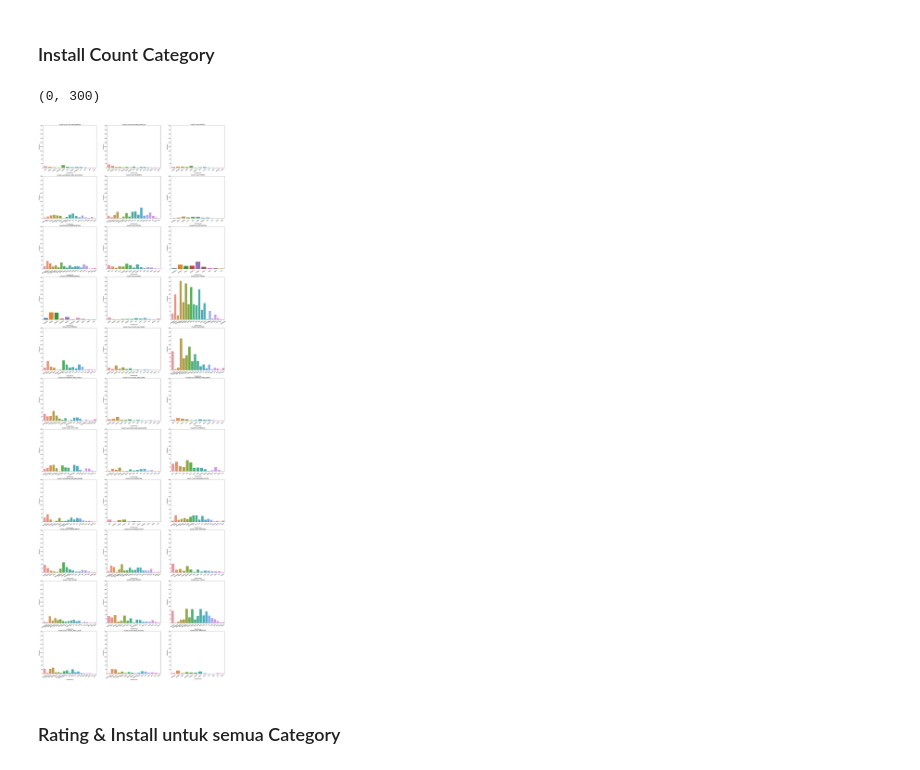
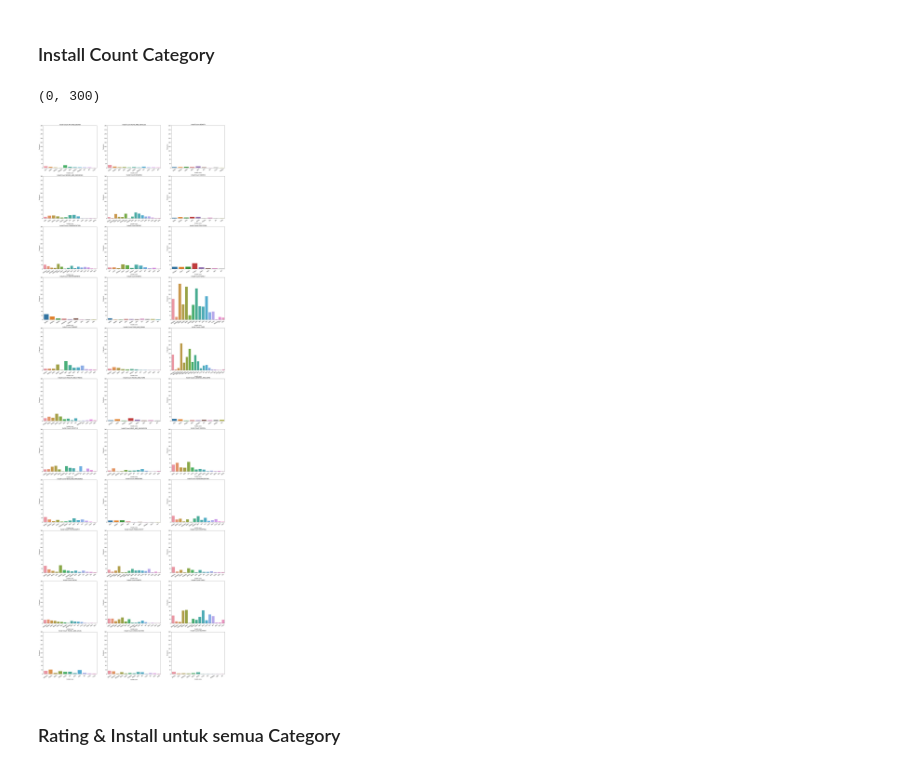
Before and after one commit to rafaelstevi/GooglePlaystore, a Jupyter notebook: Files/eda-googleplaystore.ipynb, the cells around one changed output. Drawn from its saved outputs; the diff is of its cells as text; code cells hidden in the pictures.

Commit message:
fixing missing value

```diff
--- a/Files/eda-googleplaystore.ipynb
+++ b/Files/eda-googleplaystore.ipynb
@@ -367,7 +351,7 @@ def convert_currency(val):
     new_val = val.replace(',','').replace('$', '')
     return float(new_val)
 # %%
-# Membuat dataframe baru yang berisikan nilai dari dataframe dfGapps
-dfPrice = dfGapps
+# Mengkonversi Kolom Price ke Price conv
+dfGapps.insert(9, "Price conv", dfGapps['Price'])
 # mengaplikasikan method convert_currency kedalam dfPrice
-dfPrice['Price'] = dfGapps['Price'].apply(convert_currency)
+dfGapps['Price conv'] = dfGapps['Price conv'].apply(convert_currency)
@@ -373,0 +383,10 @@ dfPrice['Price'] = dfGapps['Price'].apply(convert_currency)
+# %%
+dfGapps = dfGapps.drop(dfGapps.loc[dfGapps['Size conv'].isnull()].index)
+dfGapps = dfGapps.drop(dfGapps.loc[dfGapps['Rating'].isnull()].index)
+dfGapps = dfGapps.drop(dfGapps.loc[dfGapps['Current Ver'].isnull()].index)
+dfGapps = dfGapps.drop(dfGapps.loc[dfGapps['Android Ver'].isnull()].index)
+dfGapps = dfGapps.drop(dfGapps.loc[dfGapps['Genres'].isnull()].index)
+dfGapps = dfGapps.drop(dfGapps.loc[dfGapps['Type'].isnull()].index)
+
+# Memastikan sudah tidak ada missing value
+dfGapps.isnull().sum().max()
@@ -797,239 +795,239 @@ axes[6][4].remove()
 ### Install Count Category
 # %%
 fig, axes = plt.subplots(nrows=11,ncols=3,figsize=(29,90))
-sns.countplot(x='Installs temp',data = count_cat0,ax=axes[0][0])
+sns.countplot(x='Installs conv',data = count_cat0,ax=axes[0][0])
 axes[0][0].yaxis.set_major_locator(ticker.LinearLocator(11))
 axes[0][0].set_xticklabels(axes[0][0].get_xticklabels(), rotation=30)
 axes[0][0].set_ylabel('Frekuensi')
 axes[0][0].set_title("Install Count ART_AND_DESIGN")
 axes[0][0].set_ylim(0,300)
 
-sns.countplot(x='Installs temp',data = count_cat1,ax=axes[0][1])
+sns.countplot(x='Installs conv',data = count_cat1,ax=axes[0][1])
 axes[0][1].yaxis.set_major_locator(ticker.LinearLocator(11))
 axes[0][1].set_xticklabels(axes[0][1].get_xticklabels(), rotation=30)
 axes[0][1].set_ylabel('Frekuensi')
 axes[0][1].set_title("Install Count AUTO_AND_VEHICLES")
 axes[0][1].set_ylim(0,300)
 
-sns.countplot(x='Installs temp',data = count_cat2,ax=axes[0][2])
+sns.countplot(x='Installs conv',data = count_cat2,ax=axes[0][2])
 axes[0][2].yaxis.set_major_locator(ticker.LinearLocator(11))
 axes[0][2].set_xticklabels(axes[0][2].get_xticklabels(), rotation=30)
 axes[0][2].set_ylabel('Frekuensi')
 axes[0][2].set_title("Install Count BEAUTY")
 axes[0][2].set_ylim(0,300)
 
-sns.countplot(x='Installs temp',data = count_cat3,ax=axes[1][0])
+sns.countplot(x='Installs conv',data = count_cat3,ax=axes[1][0])
 axes[1][0].yaxis.set_major_locator(ticker.LinearLocator(11))
 axes[1][0].set_xticklabels(axes[1][0].get_xticklabels(), rotation=30)
 axes[1][0].set_ylabel('Frekuensi')
 axes[1][0].set_title("Install Count BOOKS_AND_REFERENCE")
 axes[1][0].set_ylim(0,300)
 
-sns.countplot(x='Installs temp',data = count_cat4,ax=axes[1][1])
+sns.countplot(x='Installs conv',data = count_cat4,ax=axes[1][1])
 axes[1][1].yaxis.set_major_locator(ticker.LinearLocator(11))
 axes[1][1].set_xticklabels(axes[1][1].get_xticklabels(), rotation=30)
 axes[1][1].set_ylabel('Frekuensi')
 axes[1][1].set_title("Install Count BUSINESS")
 axes[1][1].set_ylim(0,300)
 
-sns.countplot(x='Installs temp',data = count_cat5,ax=axes[1][2])
+sns.countplot(x='Installs conv',data = count_cat5,ax=axes[1][2])
 axes[1][2].yaxis.set_major_locator(ticker.LinearLocator(11))
 axes[1][2].set_xticklabels(axes[1][2].get_xticklabels(), rotation=30)
 axes[1][2].set_ylabel('Frekuensi')
 axes[1][2].set_title("Install Count COMICS")
 axes[1][2].set_ylim(0,300)
 
-sns.countplot(x='Installs temp',data = count_cat6,ax=axes[2][0])
+sns.countplot(x='Installs conv',data = count_cat6,ax=axes[2][0])
 axes[2][0].yaxis.set_major_locator(ticker.LinearLocator(11))
 axes[2][0].set_xticklabels(axes[2][0].get_xticklabels(), rotation=30)
 axes[2][0].set_ylabel('Frekuensi')
 axes[2][0].set_title("Install Count COMMUNICATION")
 axes[2][0].set_ylim(0,300)
 
-sns.countplot(x='Installs temp',data = count_cat7,ax=axes[2][1])
+sns.countplot(x='Installs conv',data = count_cat7,ax=axes[2][1])
 axes[2][1].yaxis.set_major_locator(ticker.LinearLocator(11))
 axes[2][1].set_xticklabels(axes[2][1].get_xticklabels(), rotation=30)
 axes[2][1].set_ylabel('Frekuensi')
 axes[2][1].set_title("Install Count DATING")
 axes[2][1].set_ylim(0,300)
 
-sns.countplot(x='Installs temp',data = count_cat8,ax=axes[2][2])
+sns.countplot(x='Installs conv',data = count_cat8,ax=axes[2][2])
 axes[2][2].yaxis.set_major_locator(ticker.LinearLocator(11))
 axes[2][2].set_xticklabels(axes[2][2].get_xticklabels(), rotation=30)
 axes[2][2].set_ylabel('Frekuensi')
 axes[2][2].set_title("Install Count EDUCATION")
 axes[2][2].set_ylim(0,300)
 
-sns.countplot(x='Installs temp',data = count_cat9,ax=axes[3][0])
+sns.countplot(x='Installs conv',data = count_cat9,ax=axes[3][0])
 axes[3][0].yaxis.set_major_locator(ticker.LinearLocator(11))
 axes[3][0].set_xticklabels(axes[3][0].get_xticklabels(), rotation=30)
 axes[3][0].set_ylabel('Frekuensi')
 axes[3][0].set_title("Install Count ENTERTAINMENT")
 axes[3][0].set_ylim(0,300)
 
-sns.countplot(x='Installs temp',data = count_cat10,ax=axes[3][1])
+sns.countplot(x='Installs conv',data = count_cat10,ax=axes[3][1])
 axes[3][1].yaxis.set_major_locator(ticker.LinearLocator(11))
 axes[3][1].set_xticklabels(axes[3][1].get_xticklabels(), rotation=30)
 axes[3][1].set_ylabel('Frekuensi')
 axes[3][1].set_title("Install Count EVENTS")
 axes[3][1].set_ylim(0,300)
 
-sns.countplot(x='Installs temp',data = count_cat11,ax=axes[3][2])
+sns.countplot(x='Installs conv',data = count_cat11,ax=axes[3][2])
 axes[3][2].yaxis.set_major_locator(ticker.LinearLocator(11))
 axes[3][2].set_xticklabels(axes[3][2].get_xticklabels(), rotation=30)
 axes[3][2].set_ylabel('Frekuensi')
 axes[3][2].set_title("Install Count FAMILY")
 axes[3][2].set_ylim(0,300)
 
-sns.countplot(x='Installs temp',data = count_cat12,ax=axes[4][0])
+sns.countplot(x='Installs conv',data = count_cat12,ax=axes[4][0])
 axes[4][0].yaxis.set_major_locator(ticker.LinearLocator(11))
 axes[4][0].set_xticklabels(axes[4][0].get_xticklabels(), rotation=30)
 axes[4][0].set_ylabel('Frekuensi')
 axes[4][0].set_title("Install Count FINANCE")
 axes[4][0].set_ylim(0,300)
 
-sns.countplot(x='Installs temp',data = count_cat13,ax=axes[4][1])
+sns.countplot(x='Installs conv',data = count_cat13,ax=axes[4][1])
 axes[4][1].yaxis.set_major_locator(ticker.LinearLocator(11))
 axes[4][1].set_xticklabels(axes[4][1].get_xticklabels(), rotation=30)
 axes[4][1].set_ylabel('Frekuensi')
 axes[4][1].set_title("Install Count FOOD_AND_DRINK")
 axes[4][1].set_ylim(0,300)
 
-sns.countplot(x='Installs temp',data = count_cat14,ax=axes[4][2])
+sns.countplot(x='Installs conv',data = count_cat14,ax=axes[4][2])
 axes[4][2].yaxis.set_major_locator(ticker.LinearLocator(11))
 axes[4][2].set_xticklabels(axes[4][2].get_xticklabels(), rotation=30)
 axes[4][2].set_ylabel('Frekuensi')
 axes[4][2].set_title("Install Count GAME")
 axes[4][2].set_ylim(0,300)
 
-sns.countplot(x='Installs temp',data = count_cat15,ax=axes[5][0])
+sns.countplot(x='Installs conv',data = count_cat15,ax=axes[5][0])
 axes[5][0].yaxis.set_major_locator(ticker.LinearLocator(11))
 axes[5][0].set_xticklabels(axes[5][0].get_xticklabels(), rotation=30)
 axes[5][0].set_ylabel('Frekuensi')
 axes[5][0].set_title("Install Count HEALTH_AND_FITNESS")
 axes[5][0].set_ylim(0,300)
 
-sns.countplot(x='Installs temp',data = count_cat16,ax=axes[5][1])
+sns.countplot(x='Installs conv',data = count_cat16,ax=axes[5][1])
 axes[5][1].yaxis.set_major_locator(ticker.LinearLocator(11))
 axes[5][1].set_xticklabels(axes[5][1].get_xticklabels(), rotation=30)
 axes[5][1].set_ylabel('Frekuensi')
 axes[5][1].set_title("Install Count HOUSE_AND_HOME")
 axes[5][1].set_ylim(0,300)
 
-sns.countplot(x='Installs temp',data = count_cat17,ax=axes[5][2])
+sns.countplot(x='Installs conv',data = count_cat17,ax=axes[5][2])
 axes[5][2].yaxis.set_major_locator(ticker.LinearLocator(11))
 axes[5][2].set_xticklabels(axes[5][2].get_xticklabels(), rotation=30)
 axes[5][2].set_ylabel('Frekuensi')
 axes[5][2].set_title("Install Count LIBRARIES_AND_DEMO")
 axes[5][2].set_ylim(0,300)
 
-sns.countplot(x='Installs temp',data = count_cat18,ax=axes[6][0])
+sns.countplot(x='Installs conv',data = count_cat18,ax=axes[6][0])
 axes[6][0].yaxis.set_major_locator(ticker.LinearLocator(11))
 axes[6][0].set_xticklabels(axes[6][0].get_xticklabels(), rotation=30)
 axes[6][0].set_ylabel('Frekuensi')
 axes[6][0].set_title("Install Count LIFESTYLE")
 axes[6][0].set_ylim(0,300)
 
-sns.countplot(x='Installs temp',data = count_cat19,ax=axes[6][1])
+sns.countplot(x='Installs conv',data = count_cat19,ax=axes[6][1])
 axes[6][1].yaxis.set_major_locator(ticker.LinearLocator(11))
 axes[6][1].set_xticklabels(axes[6][1].get_xticklabels(), rotation=30)
 axes[6][1].set_ylabel('Frekuensi')
 axes[6][1].set_title("Install Count MAPS_AND_NAVIGATION")
 axes[6][1].set_ylim(0,300)
 
-sns.countplot(x='Installs temp',data = count_cat20,ax=axes[6][2])
+sns.countplot(x='Installs conv',data = count_cat20,ax=axes[6][2])
 axes[6][2].yaxis.set_major_locator(ticker.LinearLocator(11))
 axes[6][2].set_xticklabels(axes[6][2].get_xticklabels(), rotation=30)
 axes[6][2].set_ylabel('Frekuensi')
 axes[6][2].set_title("Install Count MEDICAL")
 axes[6][2].set_ylim(0,300)
 
-sns.countplot(x='Installs temp',data = count_cat21,ax=axes[7][0])
+sns.countplot(x='Installs conv',data = count_cat21,ax=axes[7][0])
 axes[7][0].yaxis.set_major_locator(ticker.LinearLocator(11))
 axes[7][0].set_xticklabels(axes[7][0].get_xticklabels(), rotation=30)
 axes[7][0].set_ylabel('Frekuensi')
 axes[7][0].set_title("Install Count NEWS_AND_MAGAZINES")
 axes[7][0].set_ylim(0,300)
 
-sns.countplot(x='Installs temp',data = count_cat22,ax=axes[7][1])
+sns.countplot(x='Installs conv',data = count_cat22,ax=axes[7][1])
 axes[7][1].yaxis.set_major_locator(ticker.LinearLocator(11))
 axes[7][1].set_xticklabels(axes[7][1].get_xticklabels(), rotation=30)
 axes[7][1].set_ylabel('Frekuensi')
 axes[7][1].set_title("Install Count PARENTING")
 axes[7][1].set_ylim(0,300)
 
-sns.countplot(x='Installs temp',data = count_cat23,ax=axes[7][2])
+sns.countplot(x='Installs conv',data = count_cat23,ax=axes[7][2])
 axes[7][2].yaxis.set_major_locator(ticker.LinearLocator(11))
 axes[7][2].set_xticklabels(axes[7][2].get_xticklabels(), rotation=30)
 axes[7][2].set_ylabel('Frekuensi')
 axes[7][2].set_title("Install Count PERSONALIZATION")
 axes[7][2].set_ylim(0,300)
 
-sns.countplot(x='Installs temp',data = count_cat24,ax=axes[8][0])
+sns.countplot(x='Installs conv',data = count_cat24,ax=axes[8][0])
 axes[8][0].yaxis.set_major_locator(ticker.LinearLocator(11))
 axes[8][0].set_xticklabels(axes[8][0].get_xticklabels(), rotation=30)
 axes[8][0].set_ylabel('Frekuensi')
 axes[8][0].set_title("Install Count PHOTOGRAPHY")
 axes[8][0].set_ylim(0,300)
 
-sns.countplot(x='Installs temp',data = count_cat25,ax=axes[8][1])
+sns.countplot(x='Installs conv',data = count_cat25,ax=axes[8][1])
 axes[8][1].yaxis.set_major_locator(ticker.LinearLocator(11))
 axes[8][1].set_xticklabels(axes[8][1].get_xticklabels(), rotation=30)
 axes[8][1].set_ylabel('Frekuensi')
 axes[8][1].set_title("Install Count PRODUCTIVITY")
 axes[8][1].set_ylim(0,300)
 
-sns.countplot(x='Installs temp',data = count_cat26,ax=axes[8][2])
+sns.countplot(x='Installs conv',data = count_cat26,ax=axes[8][2])
 axes[8][2].yaxis.set_major_locator(ticker.LinearLocator(11))
 axes[8][2].set_xticklabels(axes[8][2].get_xticklabels(), rotation=30)
 axes[8][2].set_ylabel('Frekuensi')
 axes[8][2].set_title("Install Count SHOPPING")
 axes[8][2].set_ylim(0,300)
 
-sns.countplot(x='Installs temp',data = count_cat27,ax=axes[9][0])
+sns.countplot(x='Installs conv',data = count_cat27,ax=axes[9][0])
 axes[9][0].yaxis.set_major_locator(ticker.LinearLocator(11))
 axes[9][0].set_xticklabels(axes[9][0].get_xticklabels(), rotation=30)
 axes[9][0].set_ylabel('Frekuensi')
 axes[9][0].set_title("Install Count SOCIAL")
 axes[9][0].set_ylim(0,300)
 
-sns.countplot(x='Installs temp',data = count_cat28,ax=axes[9][1])
+sns.countplot(x='Installs conv',data = count_cat28,ax=axes[9][1])
 axes[9][1].yaxis.set_major_locator(ticker.LinearLocator(11))
 axes[9][1].set_xticklabels(axes[9][1].get_xticklabels(), rotation=30)
 axes[9][1].set_ylabel('Frekuensi')
 axes[9][1].set_title("Install Count SPORTS")
 axes[9][1].set_ylim(0,300)
 
-sns.countplot(x='Installs temp',data = count_cat29,ax=axes[9][2])
+sns.countplot(x='Installs conv',data = count_cat29,ax=axes[9][2])
 axes[9][2].yaxis.set_major_locator(ticker.LinearLocator(11))
 axes[9][2].set_xticklabels(axes[9][2].get_xticklabels(), rotation=30)
 axes[9][2].set_ylabel('Frekuensi')
 axes[9][2].set_title("Install Count TOOLS")
 axes[9][2].set_ylim(0,300)
 
-sns.countplot(x='Installs temp',data = count_cat30,ax=axes[10][0])
+sns.countplot(x='Installs conv',data = count_cat30,ax=axes[10][0])
 axes[10][0].yaxis.set_major_locator(ticker.LinearLocator(11))
 axes[10][0].set_xticklabels(axes[10][0].get_xticklabels(), rotation=30)
 axes[10][0].set_ylabel('Frekuensi')
 axes[10][0].set_title("Install Count TRAVEL_AND_LOCAL")
 axes[10][0].set_ylim(0,300)
 
-sns.countplot(x='Installs temp',data = count_cat31,ax=axes[10][1])
+sns.countplot(x='Installs conv',data = count_cat31,ax=axes[10][1])
 axes[10][1].yaxis.set_major_locator(ticker.LinearLocator(11))
 axes[10][1].set_xticklabels(axes[10][1].get_xticklabels(), rotation=30)
 axes[10][1].set_ylabel('Frekuensi')
 axes[10][1].set_title("Install Count VIDEO_PLAYERS")
 axes[10][1].set_ylim(0,300)
 
-sns.countplot(x='Installs temp',data = count_cat32,ax=axes[10][2])
+sns.countplot(x='Installs conv',data = count_cat32,ax=axes[10][2])
 axes[10][2].yaxis.set_major_locator(ticker.LinearLocator(11))
 axes[10][2].set_xticklabels(axes[10][2].get_xticklabels(), rotation=30)
 axes[10][2].set_ylabel('Frekuensi')
 axes[10][2].set_title("Install Count WEATHER")
 axes[10][2].set_ylim(0,300)
 # %% [output]
 (0, 300)
-[figure, old version]
+[figure, new version]
 # %% [markdown]
 ### Rating & Install untuk semua Category
 # %%
```
Also changed, not shown: parts of 42 cells of this notebook.
